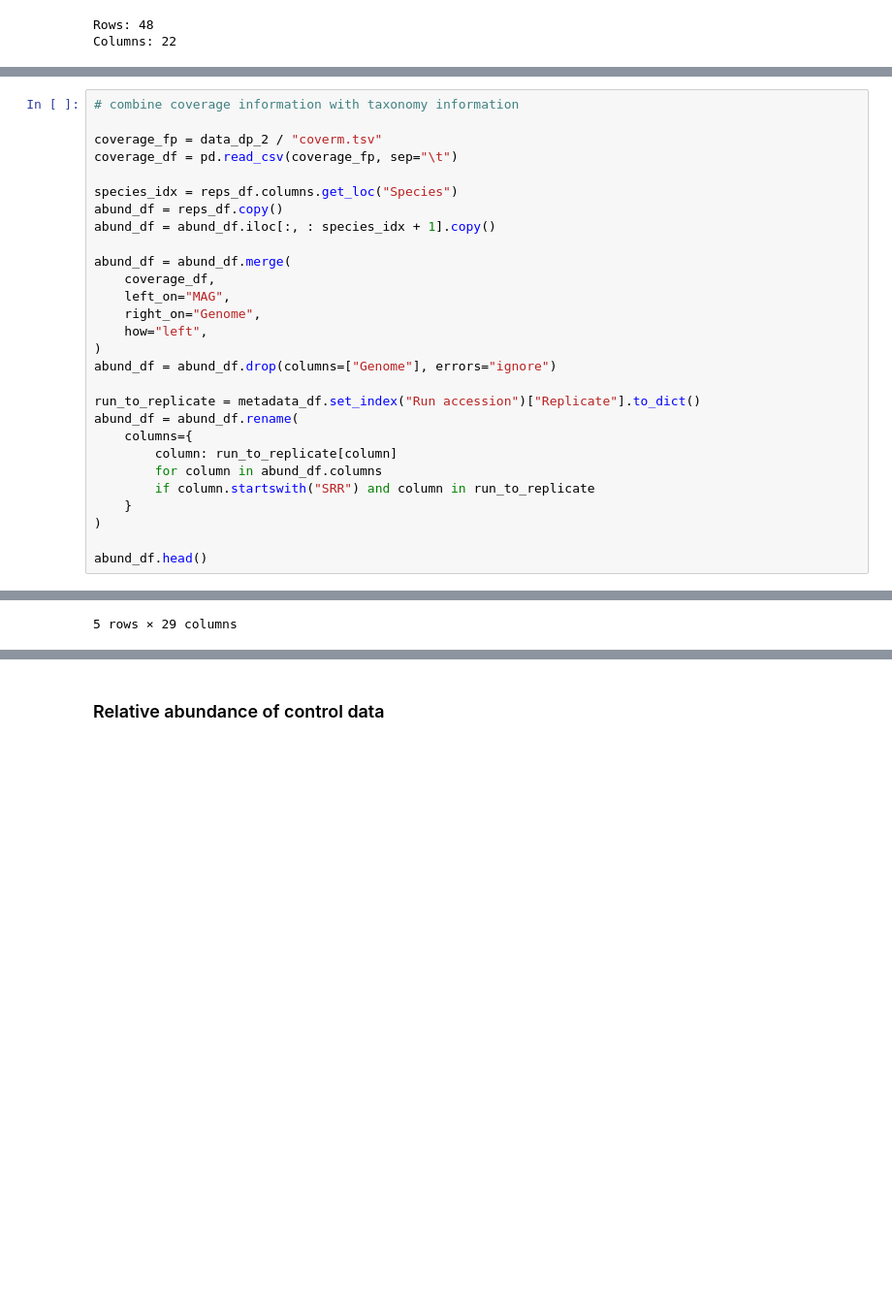
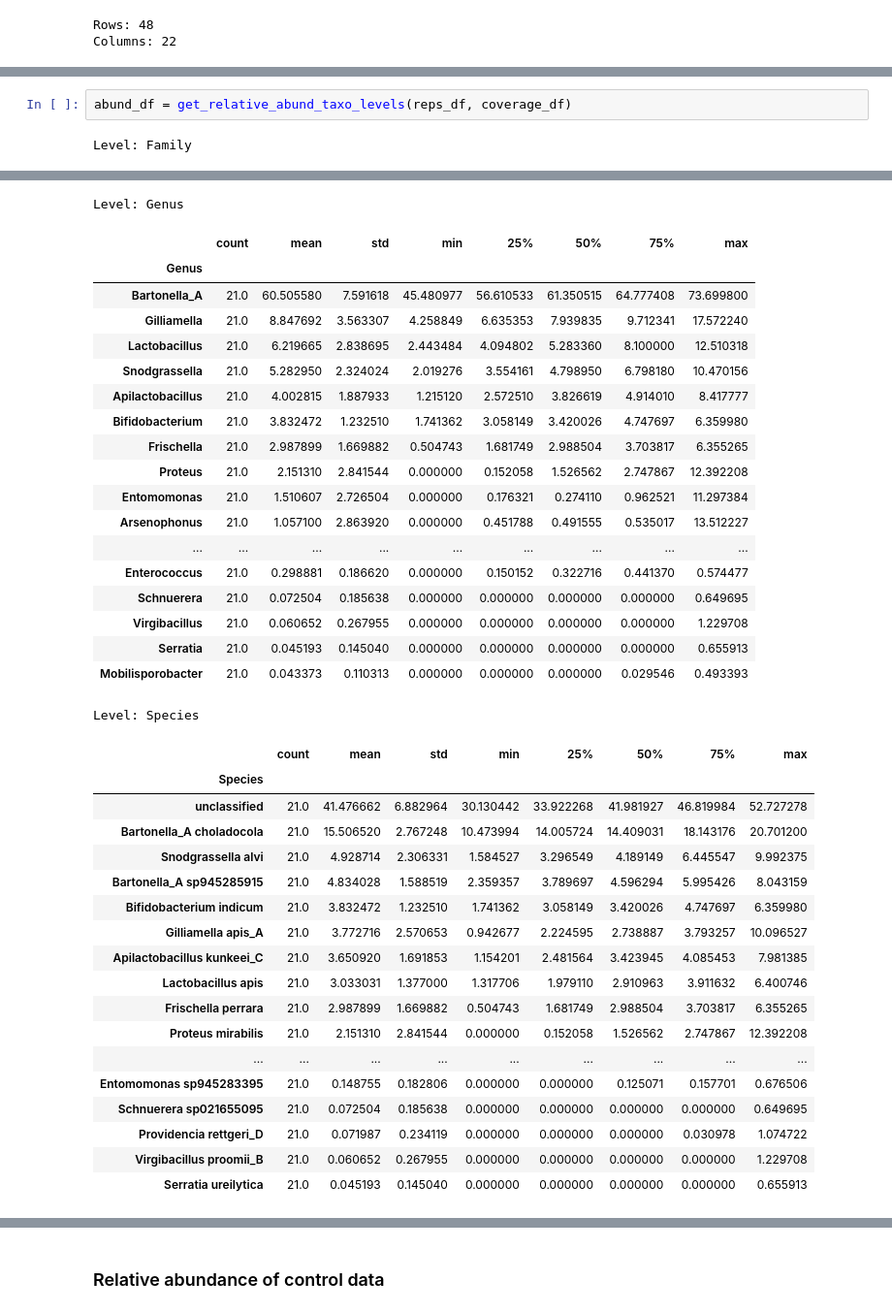
Before and after one commit to usegalaxy-eu/FAIRyMAGs, a Jupyter notebook: bin/use-case-bee-microbiome-exploration.ipynb, the cells around one changed output, grey strips where cells are left out. Shown at 97% size. Saved outputs shown, nothing was run; the diff lists cells and outputs as text; blank space fills up the shorter version.

```diff
--- a/bin/use-case-bee-microbiome-exploration.ipynb
+++ b/bin/use-case-bee-microbiome-exploration.ipynb
@@ -207,29 +910,4 @@ display(get_level_counts(df_expert, "Species"))
 # %%
-# combine coverage information with taxonomy information
-
-coverage_fp = data_dp_2 / "coverm.tsv"
-coverage_df = pd.read_csv(coverage_fp, sep="\t")
-
-species_idx = reps_df.columns.get_loc("Species")
-abund_df = reps_df.copy()
-abund_df = abund_df.iloc[:, : species_idx + 1].copy()
-
-abund_df = abund_df.merge(
-    coverage_df,
-    left_on="MAG",
-    right_on="Genome",
-    how="left",
-)
-abund_df = abund_df.drop(columns=["Genome"], errors="ignore")
-
-run_to_replicate = metadata_df.set_index("Run accession")["Replicate"].to_dict()
-abund_df = abund_df.rename(
-    columns={
-        column: run_to_replicate[column]
-        for column in abund_df.columns
-        if column.startswith("SRR") and column in run_to_replicate
-    }
-)
-
-abund_df.head()
+abund_df = get_relative_abund_taxo_levels(reps_df, coverage_df)
 # %% [output]
+Level: Family
@@ -242,2 +927,39 @@ abund_df.head()
-5 rows × 29 columns
+Level: Genus
+|  | count | mean | std | min | 25% | 50% | 75% | max |
+| Genus |  |  |  |  |  |  |  |  |
+| Bartonella_A | 21.0 | 60.505580 | 7.591618 | 45.480977 | 56.610533 | 61.350515 | 64.777408 | 73.699800 |
+| Gilliamella | 21.0 | 8.847692 | 3.563307 | 4.258849 | 6.635353 | 7.939835 | 9.712341 | 17.572240 |
+| Lactobacillus | 21.0 | 6.219665 | 2.838695 | 2.443484 | 4.094802 | 5.283360 | 8.100000 | 12.510318 |
+| Snodgrassella | 21.0 | 5.282950 | 2.324024 | 2.019276 | 3.554161 | 4.798950 | 6.798180 | 10.470156 |
+| Apilactobacillus | 21.0 | 4.002815 | 1.887933 | 1.215120 | 2.572510 | 3.826619 | 4.914010 | 8.417777 |
+| Bifidobacterium | 21.0 | 3.832472 | 1.232510 | 1.741362 | 3.058149 | 3.420026 | 4.747697 | 6.359980 |
+| Frischella | 21.0 | 2.987899 | 1.669882 | 0.504743 | 1.681749 | 2.988504 | 3.703817 | 6.355265 |
+| Proteus | 21.0 | 2.151310 | 2.841544 | 0.000000 | 0.152058 | 1.526562 | 2.747867 | 12.392208 |
+| Entomomonas | 21.0 | 1.510607 | 2.726504 | 0.000000 | 0.176321 | 0.274110 | 0.962521 | 11.297384 |
+| Arsenophonus | 21.0 | 1.057100 | 2.863920 | 0.000000 | 0.451788 | 0.491555 | 0.535017 | 13.512227 |
+| ... | ... | ... | ... | ... | ... | ... | ... | ... |
+| Enterococcus | 21.0 | 0.298881 | 0.186620 | 0.000000 | 0.150152 | 0.322716 | 0.441370 | 0.574477 |
+| Schnuerera | 21.0 | 0.072504 | 0.185638 | 0.000000 | 0.000000 | 0.000000 | 0.000000 | 0.649695 |
+| Virgibacillus | 21.0 | 0.060652 | 0.267955 | 0.000000 | 0.000000 | 0.000000 | 0.000000 | 1.229708 |
+| Serratia | 21.0 | 0.045193 | 0.145040 | 0.000000 | 0.000000 | 0.000000 | 0.000000 | 0.655913 |
+| Mobilisporobacter | 21.0 | 0.043373 | 0.110313 | 0.000000 | 0.000000 | 0.000000 | 0.029546 | 0.493393 |
+Level: Species
+|  | count | mean | std | min | 25% | 50% | 75% | max |
+| Species |  |  |  |  |  |  |  |  |
+| unclassified | 21.0 | 41.476662 | 6.882964 | 30.130442 | 33.922268 | 41.981927 | 46.819984 | 52.727278 |
+| Bartonella_A choladocola | 21.0 | 15.506520 | 2.767248 | 10.473994 | 14.005724 | 14.409031 | 18.143176 | 20.701200 |
+| Snodgrassella alvi | 21.0 | 4.928714 | 2.306331 | 1.584527 | 3.296549 | 4.189149 | 6.445547 | 9.992375 |
+| Bartonella_A sp945285915 | 21.0 | 4.834028 | 1.588519 | 2.359357 | 3.789697 | 4.596294 | 5.995426 | 8.043159 |
+| Bifidobacterium indicum | 21.0 | 3.832472 | 1.232510 | 1.741362 | 3.058149 | 3.420026 | 4.747697 | 6.359980 |
+| Gilliamella apis_A | 21.0 | 3.772716 | 2.570653 | 0.942677 | 2.224595 | 2.738887 | 3.793257 | 10.096527 |
+| Apilactobacillus kunkeei_C | 21.0 | 3.650920 | 1.691853 | 1.154201 | 2.481564 | 3.423945 | 4.085453 | 7.981385 |
+| Lactobacillus apis | 21.0 | 3.033031 | 1.377000 | 1.317706 | 1.979110 | 2.910963 | 3.911632 | 6.400746 |
+| Frischella perrara | 21.0 | 2.987899 | 1.669882 | 0.504743 | 1.681749 | 2.988504 | 3.703817 | 6.355265 |
+| Proteus mirabilis | 21.0 | 2.151310 | 2.841544 | 0.000000 | 0.152058 | 1.526562 | 2.747867 | 12.392208 |
+| ... | ... | ... | ... | ... | ... | ... | ... | ... |
+| Entomomonas sp945283395 | 21.0 | 0.148755 | 0.182806 | 0.000000 | 0.000000 | 0.125071 | 0.157701 | 0.676506 |
+| Schnuerera sp021655095 | 21.0 | 0.072504 | 0.185638 | 0.000000 | 0.000000 | 0.000000 | 0.000000 | 0.649695 |
+| Providencia rettgeri_D | 21.0 | 0.071987 | 0.234119 | 0.000000 | 0.000000 | 0.000000 | 0.030978 | 1.074722 |
+| Virgibacillus proomii_B | 21.0 | 0.060652 | 0.267955 | 0.000000 | 0.000000 | 0.000000 | 0.000000 | 1.229708 |
+| Serratia ureilytica | 21.0 | 0.045193 | 0.145040 | 0.000000 | 0.000000 | 0.000000 | 0.000000 | 0.655913 |
 # %%
```
Also changed, not shown: parts of 75 cells of this notebook, 3 other files.
